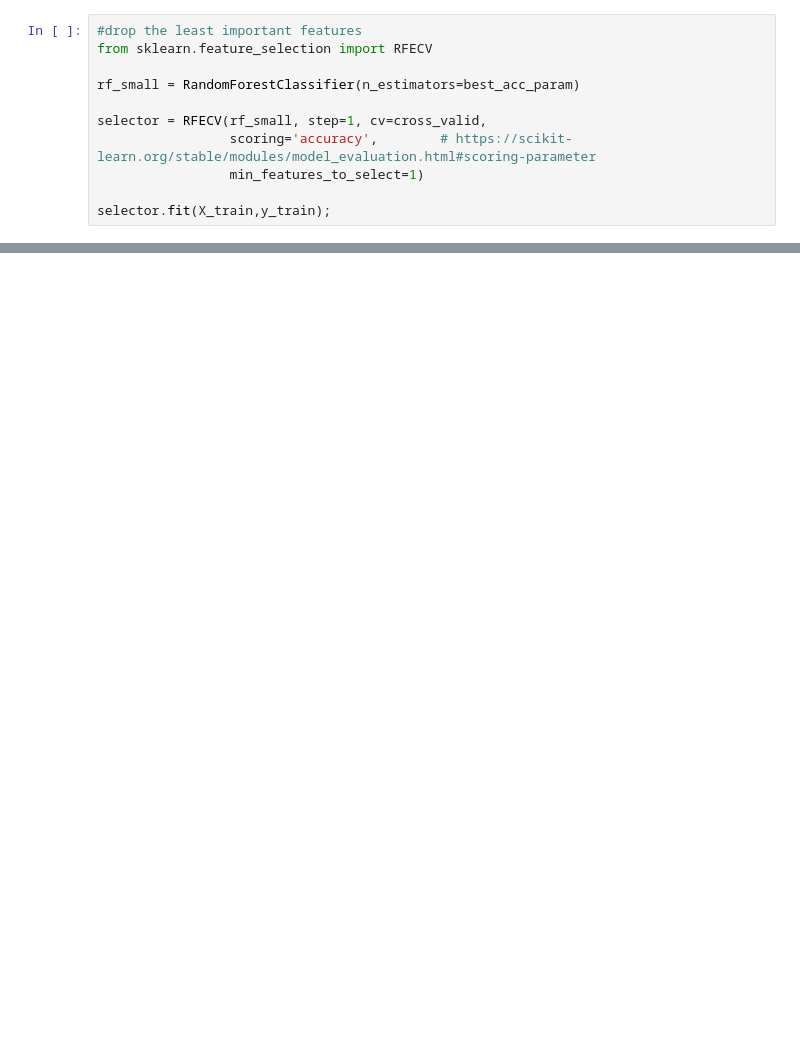
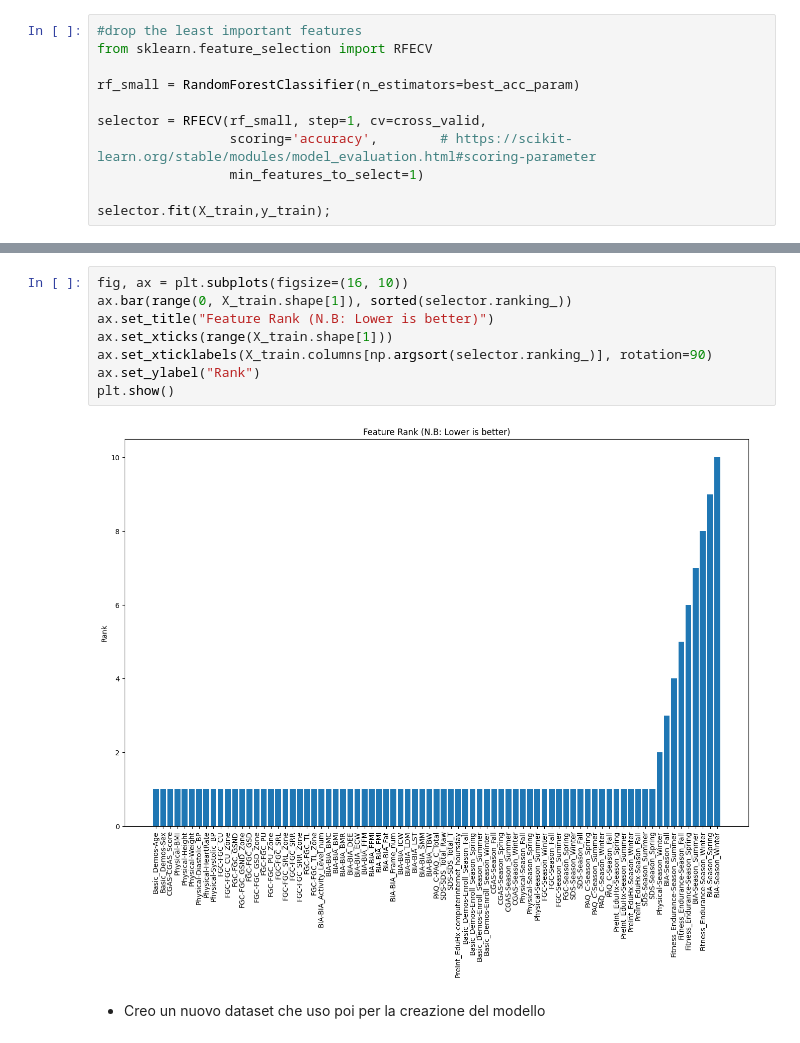
Before and after one commit to Assz2/DWM, a Jupyter notebook: RandomForest.ipynb, the cells around one changed output, grey strips where cells are left out. Saved outputs shown, nothing was run; the diff lists cells and outputs as text; blank space fills up the shorter version.

```diff
--- a/RandomForest.ipynb
+++ b/RandomForest.ipynb
@@ -110,0 +110,12 @@ AttributeError: 'RFECV' object has no attribute 'feature_importances_'
+# %%
+fig, ax = plt.subplots(figsize=(16, 10))
+ax.bar(range(0, X_train.shape[1]), sorted(selector.ranking_))
+ax.set_title("Feature Rank (N.B: Lower is better)")
+ax.set_xticks(range(X_train.shape[1]))
+ax.set_xticklabels(X_train.columns[np.argsort(selector.ranking_)], rotation=90)
+ax.set_ylabel("Rank")
+plt.show()
+# %% [output]
+[figure, added]
+# %% [markdown]
+ - Creo un nuovo dataset che uso poi per la creazione del modello
```
Also changed, not shown: parts of 14 cells of this notebook.
